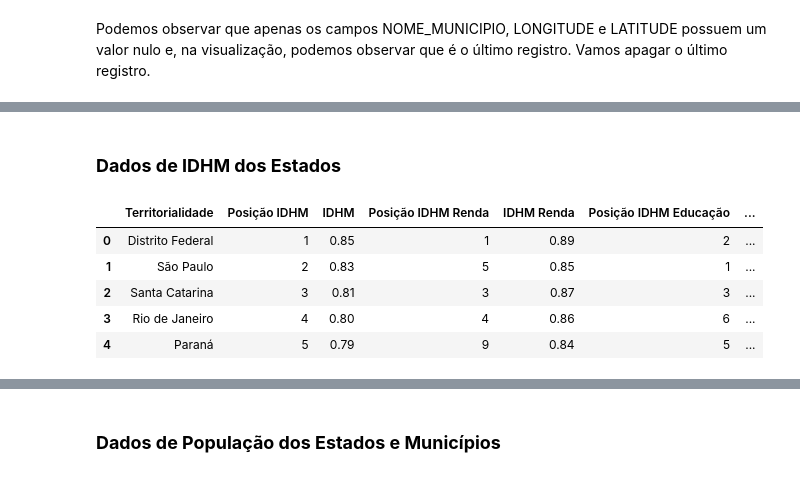
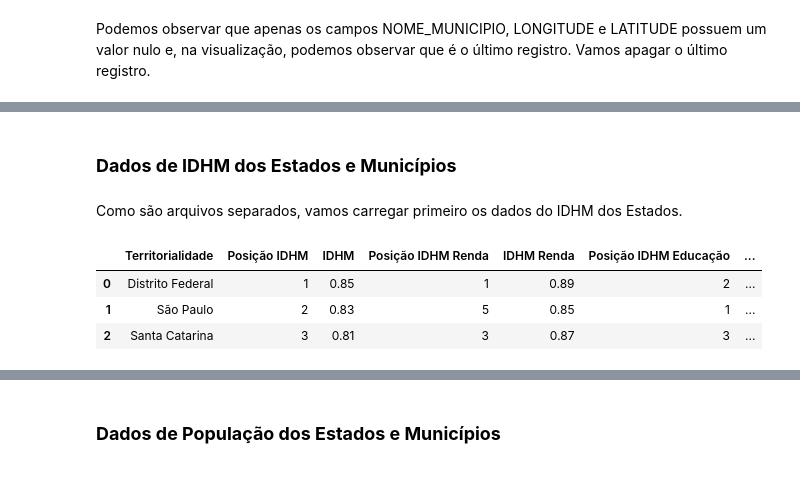
Before and after one commit to gustavopierre/data_science_portfolio, a Jupyter notebook: Gustavo_Moreira_Pierre.ipynb, the cells around one changed output, grey strips where cells are left out. Saved outputs shown, nothing was run; the diff lists cells and outputs as text; code cells hidden in the pictures.

```diff
--- a/Gustavo_Moreira_Pierre.ipynb
+++ b/Gustavo_Moreira_Pierre.ipynb
@@ -156,14 +191,14 @@ coord_geog.dropna()
 # %% [markdown]
-### **Dados de IDHM dos Estados**
+### **Dados de IDHM dos Estados e Municípios**
+# %% [markdown]
+Como são arquivos separados, vamos carregar primeiro os dados do IDHM dos Estados.
 # %%
 # criando o dataframe com idhm dos estados
-idhm = pd.read_excel('https://github.com/gustavopierre/data_science_portfolio/blob/master/idhm2017.xlsx?raw=true')
-# visualizando os 5 primeiros registros
-idhm.head()
+idhm_estados = pd.read_excel('https://github.com/gustavopierre/data_science_portfolio/blob/master/idhm2017_estados.xlsx?raw=true')
+# visualizando os 3 primeiros registros
+idhm_estados.head(3)
 # %% [output]
 |  | Territorialidade | Posição IDHM | IDHM | Posição IDHM Renda | IDHM Renda | Posição IDHM Educação | ... |
 | 0 | Distrito Federal | 1 | 0.85 | 1 | 0.89 | 2 | ... |
 | 1 | São Paulo | 2 | 0.83 | 5 | 0.85 | 1 | ... |
 | 2 | Santa Catarina | 3 | 0.81 | 3 | 0.87 | 3 | ... |
-| 3 | Rio de Janeiro | 4 | 0.80 | 4 | 0.86 | 6 | ... |
-| 4 | Paraná | 5 | 0.79 | 9 | 0.84 | 5 | ... |
```
Also changed, not shown: parts of 181 cells of this notebook.
